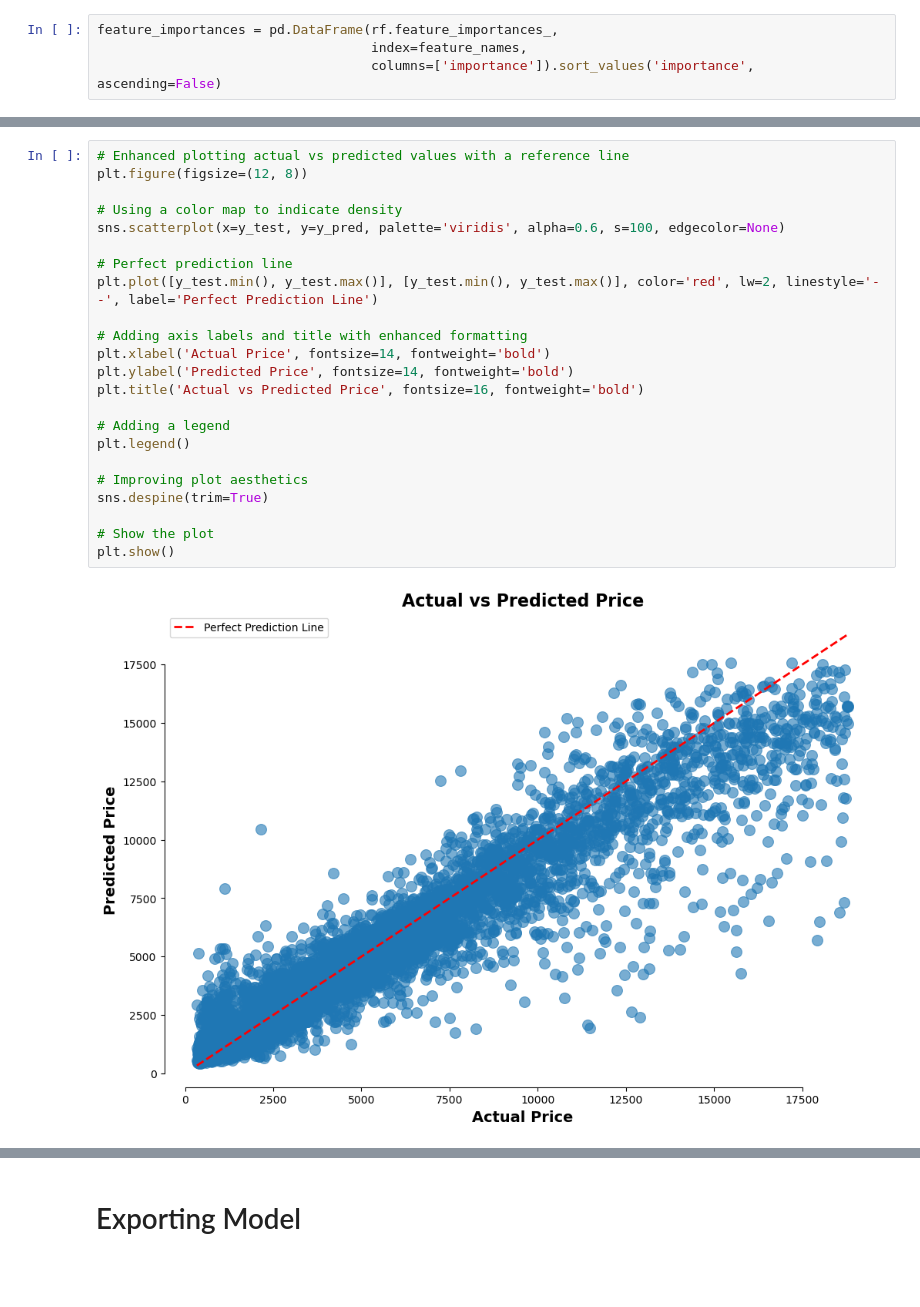
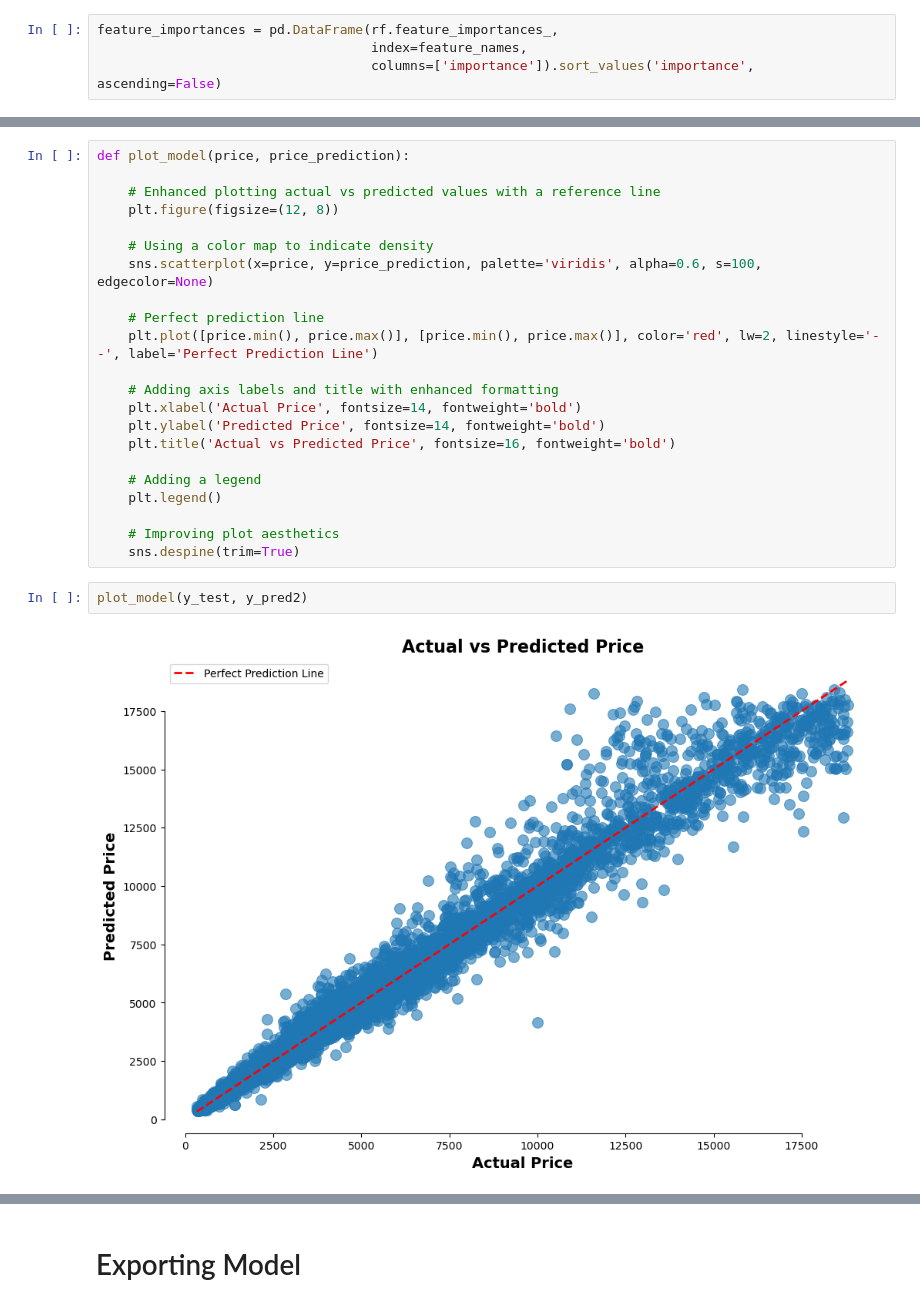
Before and after one commit to connor-hanan/diamond_price_prediction, a Jupyter notebook: resources/project_notebook.ipynb, the cells around one changed output, grey strips where cells are left out. Drawn from its saved outputs; the diff is of its cells as text; blank space fills up the shorter version.

```diff
--- a/resources/project_notebook.ipynb
+++ b/resources/project_notebook.ipynb
@@ -266,26 +269,27 @@ feature_importances
 # %%
-# Enhanced plotting actual vs predicted values with a reference line
-plt.figure(figsize=(12, 8))
+def plot_model(price, price_prediction):
 
-# Using a color map to indicate density
-sns.scatterplot(x=y_test, y=y_pred, palette='viridis', alpha=0.6, s=100, edgecolor=None)
+    # Enhanced plotting actual vs predicted values with a reference line
+    plt.figure(figsize=(12, 8))
 
-# Perfect prediction line
-plt.plot([y_test.min(), y_test.max()], [y_test.min(), y_test.max()], color='red', lw=2, linestyle='--', label='Perfect Prediction Line')
+    # Using a color map to indicate density
+    sns.scatterplot(x=price, y=price_prediction, palette='viridis', alpha=0.6, s=100, edgecolor=None)
 
-# Adding axis labels and title with enhanced formatting
-plt.xlabel('Actual Price', fontsize=14, fontweight='bold')
-plt.ylabel('Predicted Price', fontsize=14, fontweight='bold')
-plt.title('Actual vs Predicted Price', fontsize=16, fontweight='bold')
+    # Perfect prediction line
+    plt.plot([price.min(), price.max()], [price.min(), price.max()], color='red', lw=2, linestyle='--', label='Perfect Prediction Line')
 
-# Adding a legend
-plt.legend()
+    # Adding axis labels and title with enhanced formatting
+    plt.xlabel('Actual Price', fontsize=14, fontweight='bold')
+    plt.ylabel('Predicted Price', fontsize=14, fontweight='bold')
+    plt.title('Actual vs Predicted Price', fontsize=16, fontweight='bold')
 
-# Improving plot aesthetics
-sns.despine(trim=True)
+    # Adding a legend
+    plt.legend()
 
-# Show the plot
-plt.show()
+    # Improving plot aesthetics
+    sns.despine(trim=True)
-# %% [output]
-[figure, removed]
+# %%
+plot_model(y_test, y_pred2)
+# %% [output]
+[figure, added]
 # %%
```
Also changed, not shown: parts of 23 cells of this notebook, 1 other file.
